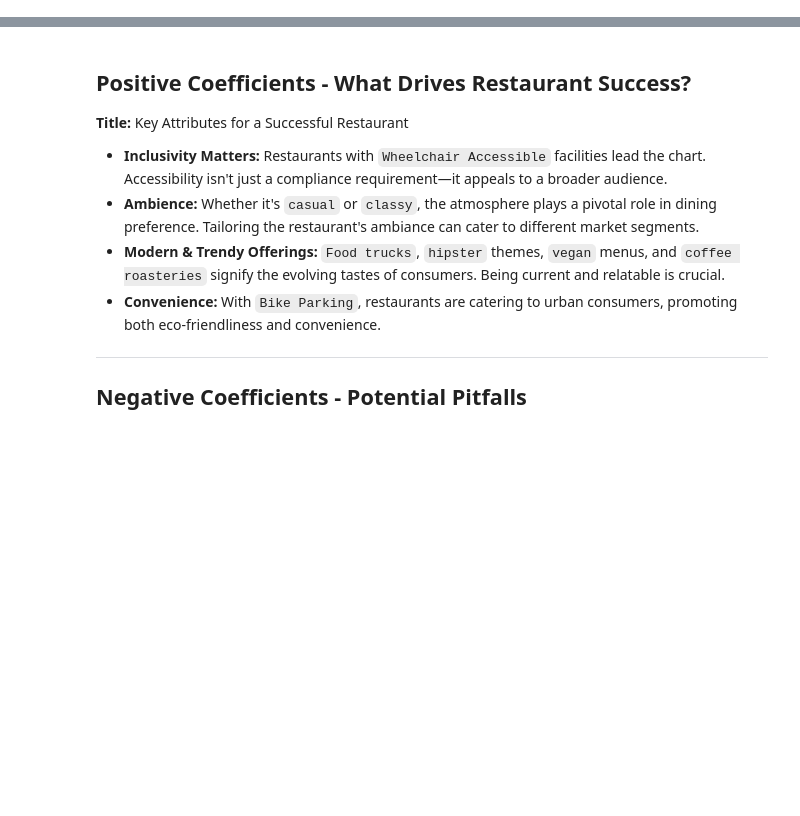
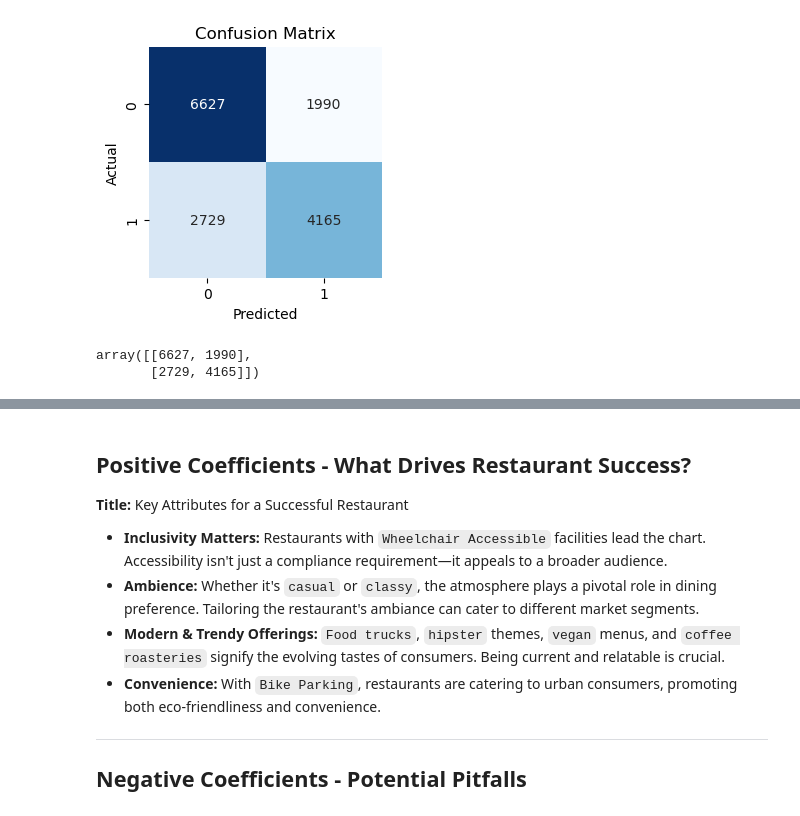
Before and after one commit to HodaShoghi/Restaurant_Success_Prediction, a Jupyter notebook: Notebooks/Modeling.ipynb, the cells around one changed output, grey strips where cells are left out. Cells and saved outputs as stored; diff of their text form; code cells hidden in the pictures; blank space fills up the shorter version.

```diff
--- a/Notebooks/Modeling.ipynb
+++ b/Notebooks/Modeling.ipynb
@@ -72,35 +149,29 @@ from sklearn.linear_model import LogisticRegression
 from sklearn.model_selection import train_test_split
 from sklearn.preprocessing import StandardScaler
 
-X = df_b.drop(columns=['Rating_Success']) # Assuming 'Rating_Success' is your target variable
+# Assuming 'Rating_Success' is your target variable
+X = df_b.drop(columns=['Rating_Success'])
 y = df_b['Rating_Success']
 
 # Splitting the data
-X_train, X_test, y_train, y_test = train_test_split(X, y, test_size=0.3, random_state=42)
+X_train, X_test, y_train, y_test = train_test_split(X, y, test_size=0.30, random_state=42)
 
 # Scaling the features
 scaler = StandardScaler()
 X_train_scaled = scaler.fit_transform(X_train)
 X_test_scaled = scaler.transform(X_test)
 
-# Creating and fitting the logistic regression model with L1 penalty
-log_reg_l1 = LogisticRegression(penalty='l1', solver='liblinear')
-log_reg_l1.fit(X_train_scaled, y_train)
+# Creating and fitting the logistic regression model with L2 penalty
+log_reg_l2 = LogisticRegression(penalty='l2', solver='saga', C=100)
+log_reg_l2.fit(X_train_scaled, y_train)
 
-# Evaluating the model on the train data
-train_score = log_reg_l1.score(X_train, y_train)
-print(f'Train Accuracy: {train_score}')
-
-# Evaluating the model on the test data
-test_score = log_reg_l1.score(X_test, y_test)
-print(f'Test Accuracy: {test_score}')
 
 # Evaluating the model on the Sacaled train data
-train_score = log_reg_l1.score(X_train_scaled, y_train)
-print(f'Scaled Train Accuracy: {train_score}')
+train_score = log_reg_l2.score(X_train_scaled, y_train)
+print(f'Train Accuracy: {train_score}')
 
 
 # Evaluating the model on the Scaled test data
-test_score = log_reg_l1.score(X_test_scaled, y_test)
-print(f'Scaled Test Accuracy: {test_score}')
+test_score = log_reg_l2.score(X_test_scaled, y_test)
+print(f' Test Accuracy: {test_score}')
 # %% [output]
@@ -112,0 +292,21 @@ X has feature names, but LogisticRegression was fitted without feature names
+# %%
+import numpy as np
+import matplotlib.pyplot as plt
+import seaborn as sns
+from sklearn.metrics import confusion_matrix
+y_pred = log_reg_l2.predict(X_test_scaled)
+# Calculate the confusion matrix
+cm = confusion_matrix(y_test, y_pred)
+
+# Plotting
+plt.figure(figsize=(3,3))
+sns.heatmap(cm, annot=True, fmt='g', cmap='Blues', cbar=False)
+plt.xlabel('Predicted')
+plt.ylabel('Actual')
+plt.title('Confusion Matrix')
+plt.show()
+cm
+# %% [output]
+[figure, added]
+array([[6627, 1990],
+       [2729, 4165]])
```
Also changed, not shown: parts of 151 cells of this notebook, 7 other files.
